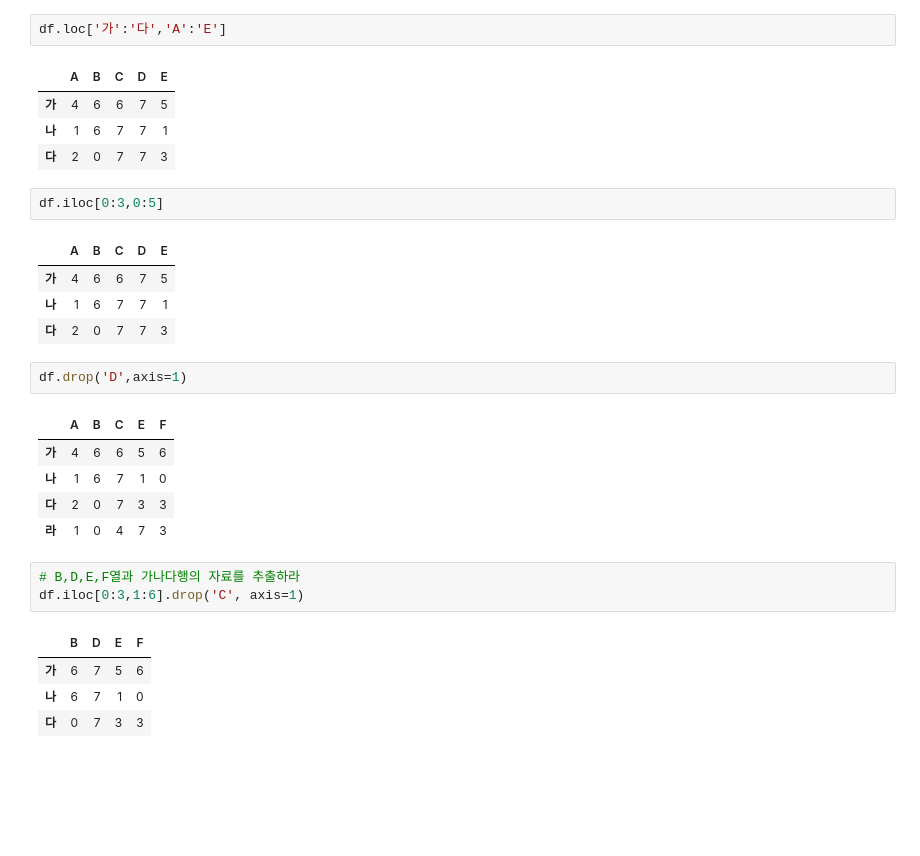
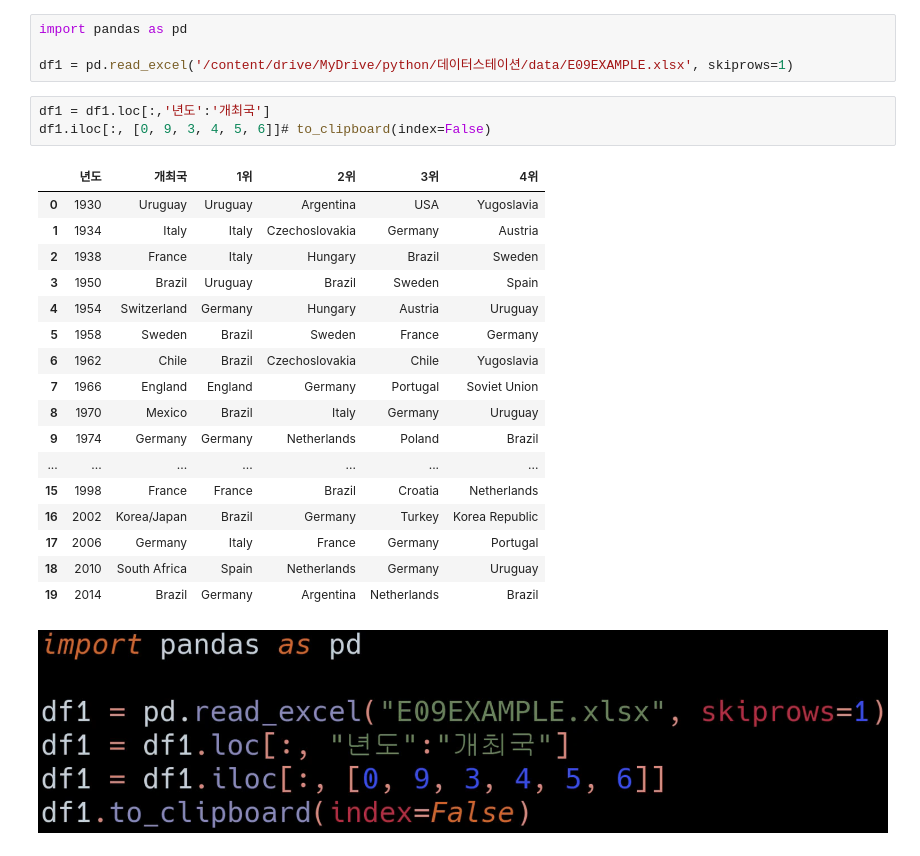
Before and after one commit to won195/TIL, a Jupyter notebook: 인덱싱과_슬라이싱.ipynb, the cells around one changed output. Cells and saved outputs as stored; diff of their text form; blank space fills up the shorter version.

```diff
--- a/인덱싱과_슬라이싱.ipynb
+++ b/인덱싱과_슬라이싱.ipynb
@@ -35,30 +3,27 @@ df.loc['가','A']
-# %%
-df.loc['가':'다','A':'E']
-# %% [output]
-|  | A | B | C | D | E |
-| 가 | 4 | 6 | 6 | 7 | 5 |
-| 나 | 1 | 6 | 7 | 7 | 1 |
-| 다 | 2 | 0 | 7 | 7 | 3 |
-# %%
-df.iloc[0:3,0:5]
-# %% [output]
-|  | A | B | C | D | E |
-| 가 | 4 | 6 | 6 | 7 | 5 |
-| 나 | 1 | 6 | 7 | 7 | 1 |
-| 다 | 2 | 0 | 7 | 7 | 3 |
-# %%
-df.drop('D',axis=1)
-# %% [output]
-|  | A | B | C | E | F |
-| 가 | 4 | 6 | 6 | 5 | 6 |
-| 나 | 1 | 6 | 7 | 1 | 0 |
-| 다 | 2 | 0 | 7 | 3 | 3 |
-| 라 | 1 | 0 | 4 | 7 | 3 |
-# %%
-# B,D,E,F열과 가나다행의 자료를 추출하라
-df.iloc[0:3,1:6].drop('C', axis=1)
-# %% [output]
-|  | B | D | E | F |
-| 가 | 6 | 7 | 5 | 6 |
-| 나 | 6 | 7 | 1 | 0 |
-| 다 | 0 | 7 | 3 | 3 |
+# %%
+import pandas as pd
+
+df1 = pd.read_excel('/content/drive/MyDrive/python/데이터스테이션/data/E09EXAMPLE.xlsx', skiprows=1)
+# %%
+df1 = df1.loc[:,'년도':'개최국']
+df1.iloc[:, [0, 9, 3, 4, 5, 6]]# to_clipboard(index=False)
+# %% [output]
+|  | 년도 | 개최국 | 1위 | 2위 | 3위 | 4위 |
+| 0 | 1930 | Uruguay | Uruguay | Argentina | USA | Yugoslavia |
+| 1 | 1934 | Italy | Italy | Czechoslovakia | Germany | Austria |
+| 2 | 1938 | France | Italy | Hungary | Brazil | Sweden |
+| 3 | 1950 | Brazil | Uruguay | Brazil | Sweden | Spain |
+| 4 | 1954 | Switzerland | Germany | Hungary | Austria | Uruguay |
+| 5 | 1958 | Sweden | Brazil | Sweden | France | Germany |
+| 6 | 1962 | Chile | Brazil | Czechoslovakia | Chile | Yugoslavia |
+| 7 | 1966 | England | England | Germany | Portugal | Soviet Union |
+| 8 | 1970 | Mexico | Brazil | Italy | Germany | Uruguay |
+| 9 | 1974 | Germany | Germany | Netherlands | Poland | Brazil |
+| ... | ... | ... | ... | ... | ... | ... |
+| 15 | 1998 | France | France | Brazil | Croatia | Netherlands |
+| 16 | 2002 | Korea/Japan | Brazil | Germany | Turkey | Korea Republic |
+| 17 | 2006 | Germany | Italy | France | Germany | Portugal |
+| 18 | 2010 | South Africa | Spain | Netherlands | Germany | Uruguay |
+| 19 | 2014 | Brazil | Germany | Argentina | Netherlands | Brazil |
+# %% [markdown]
+![image.png](embedded-picture-1)
```
Also changed, not shown: parts of 4 cells of this notebook.
